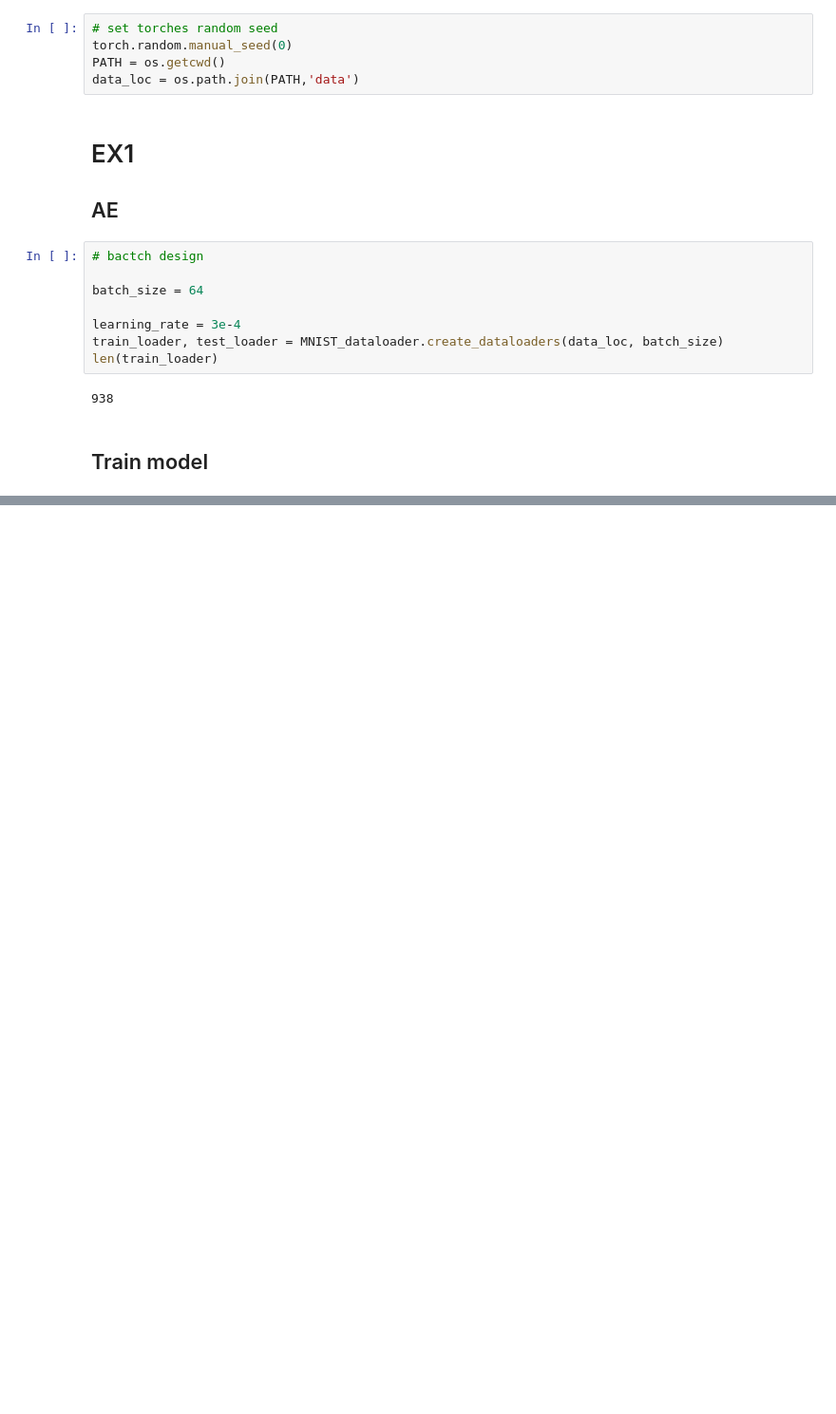
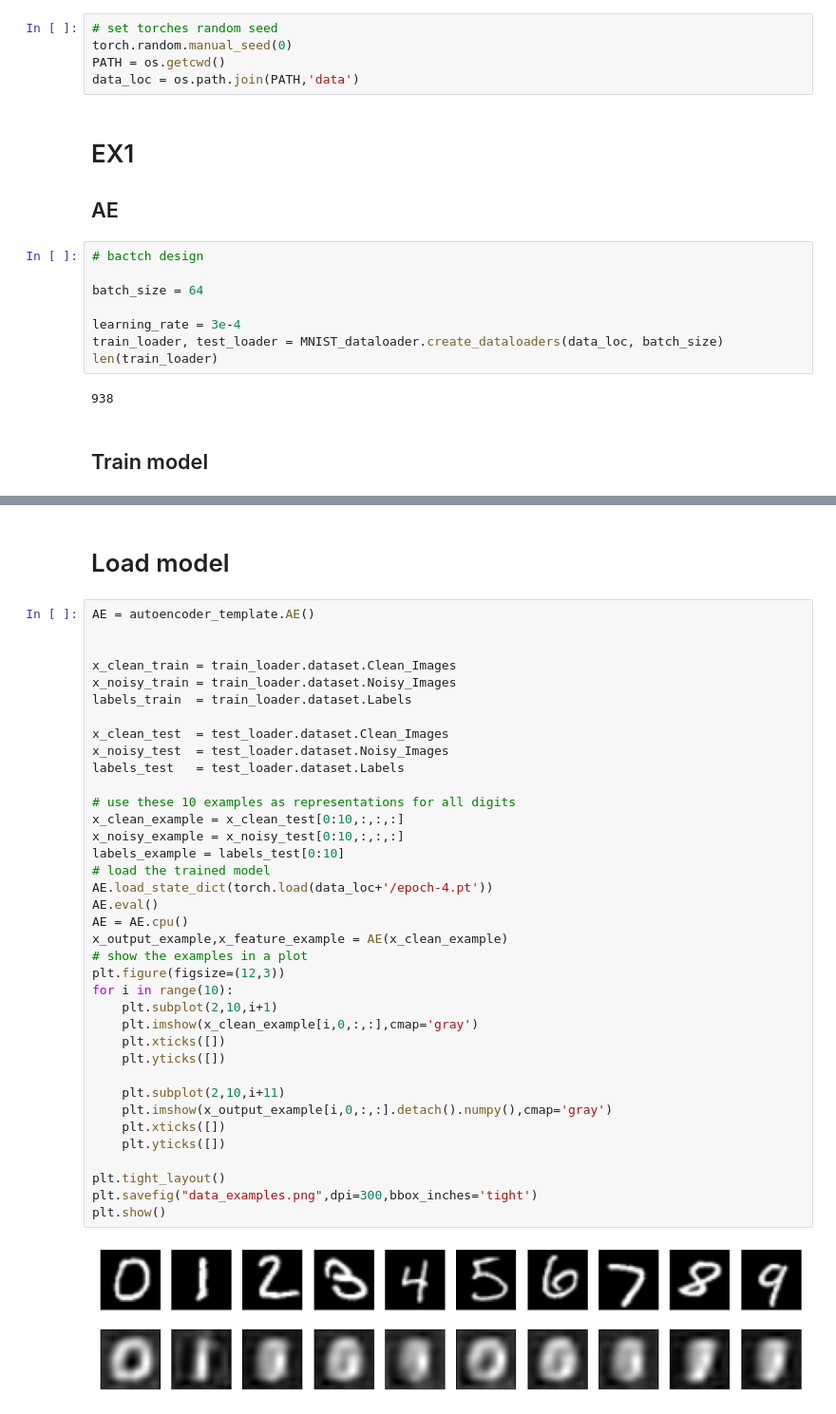
Before and after one commit to Lynch1206/5LSL0_HW, a Jupyter notebook: Assignment3/Code - for students/Assignment3.ipynb, the cells around one changed output, grey strips where cells are left out. Shown at 95% size. Cells and saved outputs as stored; diff of their text form; blank space fills up the shorter version.

```diff
--- a/Assignment3/Code - for students/Assignment3.ipynb
+++ b/Assignment3/Code - for students/Assignment3.ipynb
@@ -106,0 +113,41 @@ show(p,notebook_handle=True)
+# %% [markdown]
+# Load model
+# %%
+AE = autoencoder_template.AE()
+
+
+x_clean_train = train_loader.dataset.Clean_Images
+x_noisy_train = train_loader.dataset.Noisy_Images
+labels_train  = train_loader.dataset.Labels
+
+x_clean_test  = test_loader.dataset.Clean_Images
+x_noisy_test  = test_loader.dataset.Noisy_Images
+labels_test   = test_loader.dataset.Labels
+
+# use these 10 examples as representations for all digits
+x_clean_example = x_clean_test[0:10,:,:,:]
+x_noisy_example = x_noisy_test[0:10,:,:,:]
+labels_example = labels_test[0:10]
+# load the trained model
+AE.load_state_dict(torch.load(data_loc+'/epoch-4.pt'))
+AE.eval()
+AE = AE.cpu()
+x_output_example,x_feature_example = AE(x_clean_example)
+# show the examples in a plot
+plt.figure(figsize=(12,3))
+for i in range(10):
+    plt.subplot(2,10,i+1)
+    plt.imshow(x_clean_example[i,0,:,:],cmap='gray')
+    plt.xticks([])
+    plt.yticks([])
+
+    plt.subplot(2,10,i+11)
+    plt.imshow(x_output_example[i,0,:,:].detach().numpy(),cmap='gray')
+    plt.xticks([])
+    plt.yticks([])
+
+plt.tight_layout()
+plt.savefig("data_examples.png",dpi=300,bbox_inches='tight')
+plt.show()
+# %% [output]
+[figure, added]
```
Also changed, not shown: parts of 7 cells of this notebook, 3 other files.
